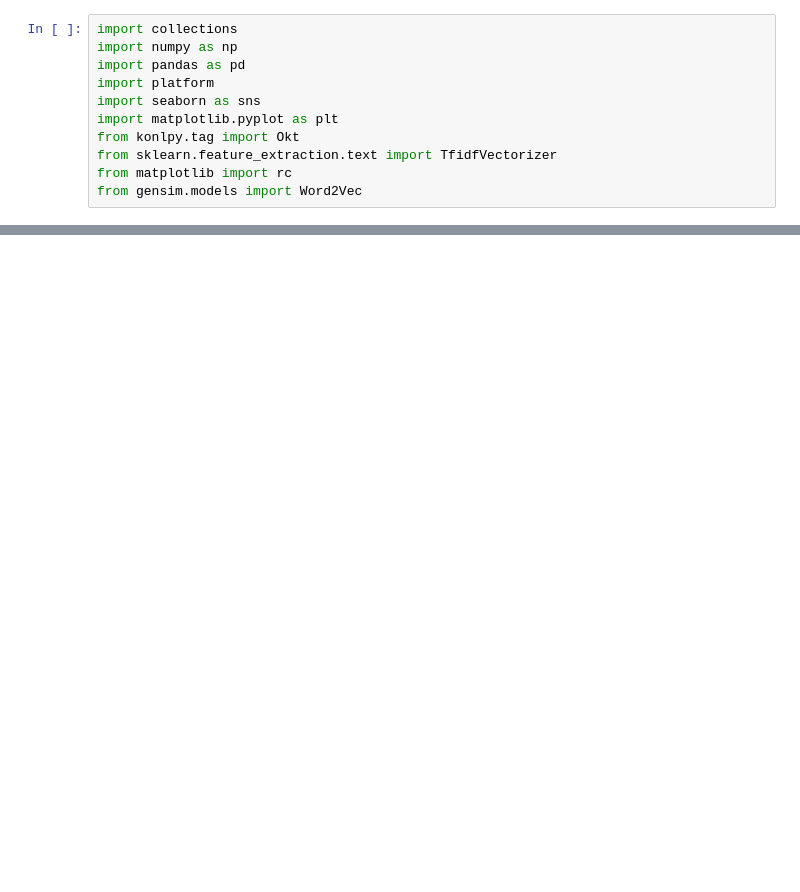
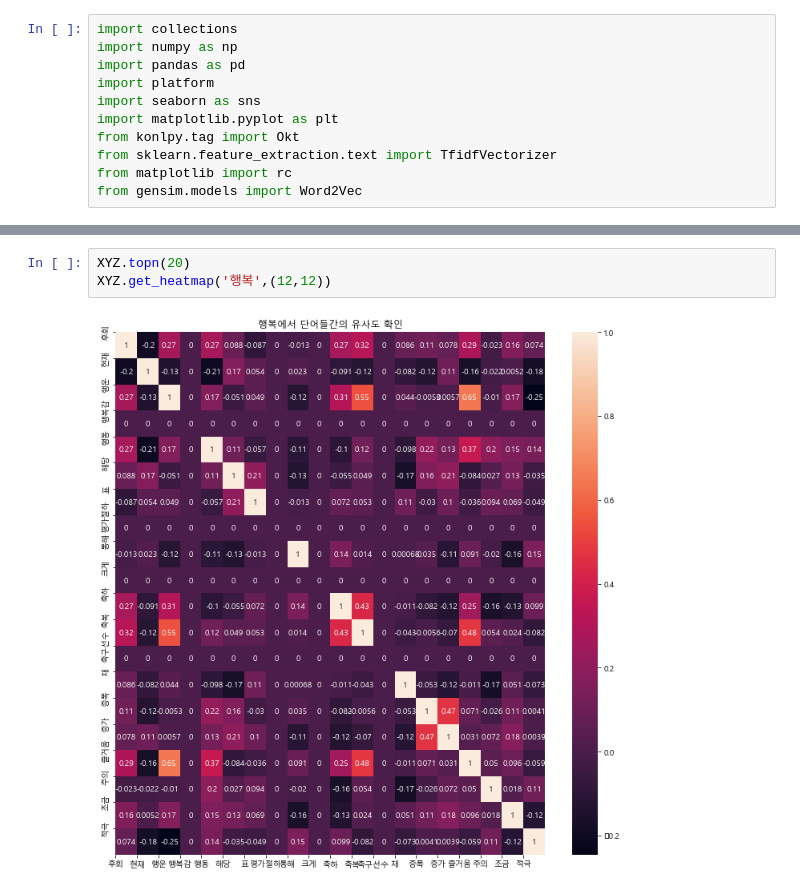
Before and after one commit to sigongjoa/emotion_thearpy, a Jupyter notebook: check_emtion_data.ipynb, the cells around one changed output, grey strips where cells are left out. Saved outputs shown, nothing was run; the diff lists cells and outputs as text; blank space fills up the shorter version.

```diff
--- a/check_emtion_data.ipynb
+++ b/check_emtion_data.ipynb
@@ -345,0 +188,5 @@ for idx in color_df.index:
+# %%
+XYZ.topn(20)
+XYZ.get_heatmap('행복',(12,12))
+# %% [output]
+[figure, added]
```
Also changed, not shown: parts of 14 cells of this notebook, 5 other files.
